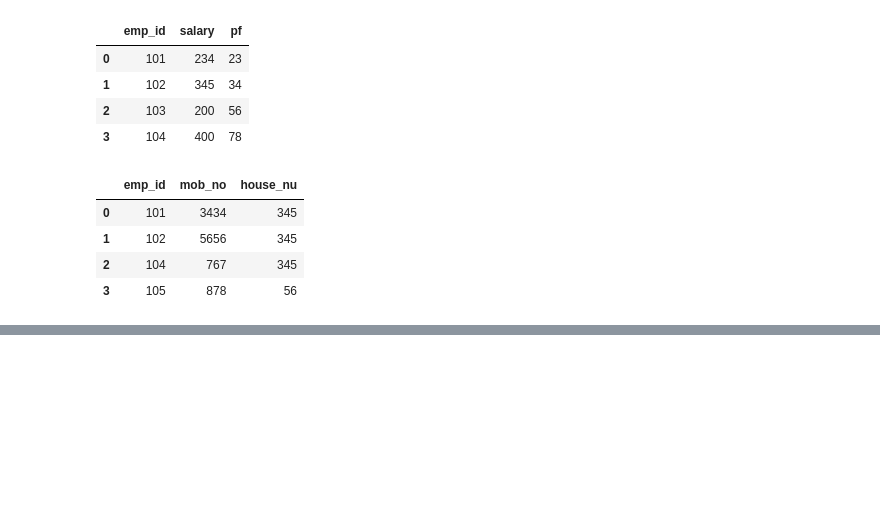
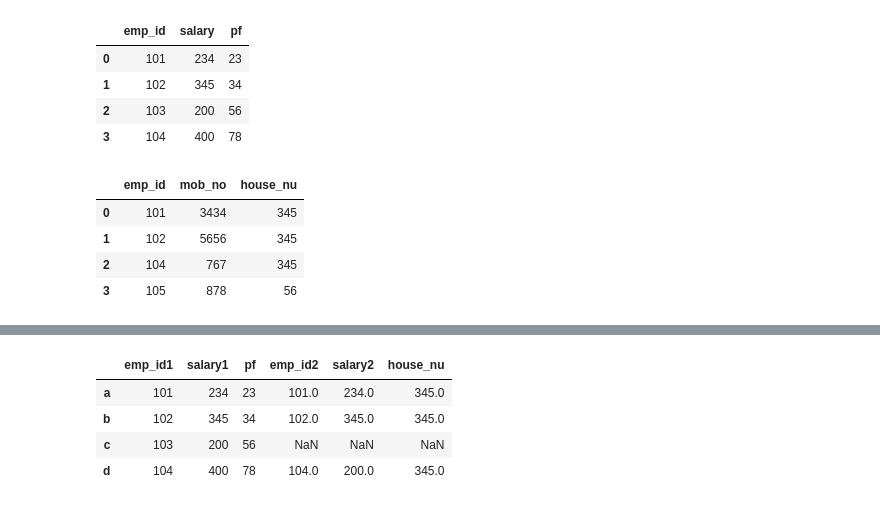
Before and after one commit to pranshuchaurasia/data-science-bootcamp, a Jupyter notebook: python-advanced/pandas class 3.ipynb, the cells around one changed output, grey strips where cells are left out. Cells and saved outputs as stored; diff of their text form; code cells hidden in the pictures; blank space fills up the shorter version.

```diff
--- a/python-advanced/pandas class 3.ipynb
+++ b/python-advanced/pandas class 3.ipynb
@@ -125,0 +240,15 @@ df5
+# %%
+data10 = {'emp_id1' : [101,102,103,104],
+         'salary1' : [234, 345,200,400],
+         'pf' : [23,34,56,78],
+         }
+
+data11  = {'emp_id2' : [101,102,104,105,123],
+          'salary2' : [234, 345,200,878,43],
+          'house_nu' : [345,345,345,56,234]
+
+}
+# %%
+df10 = pd.DataFrame(data10,index=['a' ,'b','c' ,'d'])
+# %%
+df11 = pd.DataFrame(data11,index=['a','b','d','e','f'])
@@ -125,0 +272,8 @@ df5
+# %%
+df10.join(df11)
+# %% [output]
+|  | emp_id1 | salary1 | pf | emp_id2 | salary2 | house_nu |
+| a | 101 | 234 | 23 | 101.0 | 234.0 | 345.0 |
+| b | 102 | 345 | 34 | 102.0 | 345.0 | 345.0 |
+| c | 103 | 200 | 56 | NaN | NaN | NaN |
+| d | 104 | 400 | 78 | 104.0 | 200.0 | 345.0 |
```
Also changed, not shown: parts of 23 cells of this notebook.
